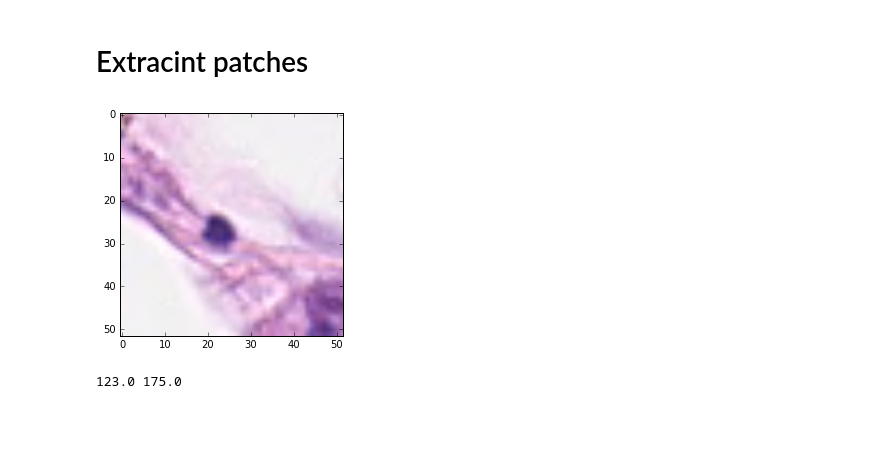
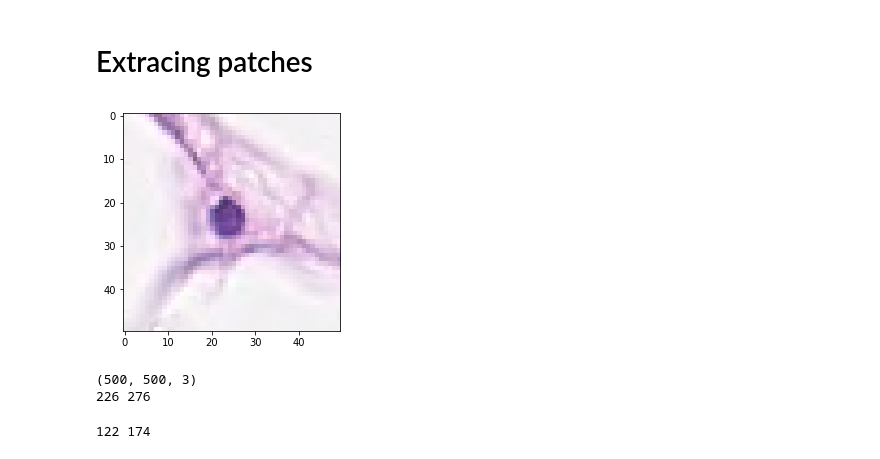
Before and after one commit to JonnyTran/nuclei-segmentation, a Jupyter notebook: notebooks/external_data_preprocessing.ipynb, the cells around one changed output. Cells and saved outputs as stored; diff of their text form; code cells hidden in the pictures; blank space fills up the shorter version.

Commit message:
Fixed patch cropping

```diff
--- a/notebooks/external_data_preprocessing.ipynb
+++ b/notebooks/external_data_preprocessing.ipynb
@@ -29,16 +28,21 @@ plt.show()
 # %% [markdown]
-# Extracint patches
+# Extracing patches
 # %%
-patch_size = 52
-n = 3
-im_patch = im[int(m3["detection"][n,0]-patch_size/2):int(m3["detection"][n,0]+patch_size/2),
-              int(m3["detection"][n,1]-patch_size/2):int(m3["detection"][n,1]+patch_size/2),
-              :]
+patch_size = 50
+pos = m4["detection"][0]
+im_patch = im[int(pos[1]-patch_size/2) : int(pos[1]+patch_size/2),
+              int(pos[0]-patch_size/2) : int(pos[0]+patch_size/2)]
 implot = plt.imshow(im_patch)
 plt.show()
 # %% [output]
-[figure, old version]
+[figure, new version]
+# %%
+print(im.shape)
+print(int(m4["detection"][n,1]-patch_size/2),int(m4["detection"][n,1]+patch_size/2))
+# %% [output]
+(500, 500, 3)
+226 276
 # %%
-print round(m1["detection"][0,0]-patch_size/2), round(m1["detection"][0,0]+patch_size/2)
+print(int(m1["detection"][0,0]-patch_size/2), int(m1["detection"][0,0]+patch_size/2))
 # %% [output]
-123.0 175.0
+122 174
```
Also changed, not shown: parts of 2 cells of this notebook.
